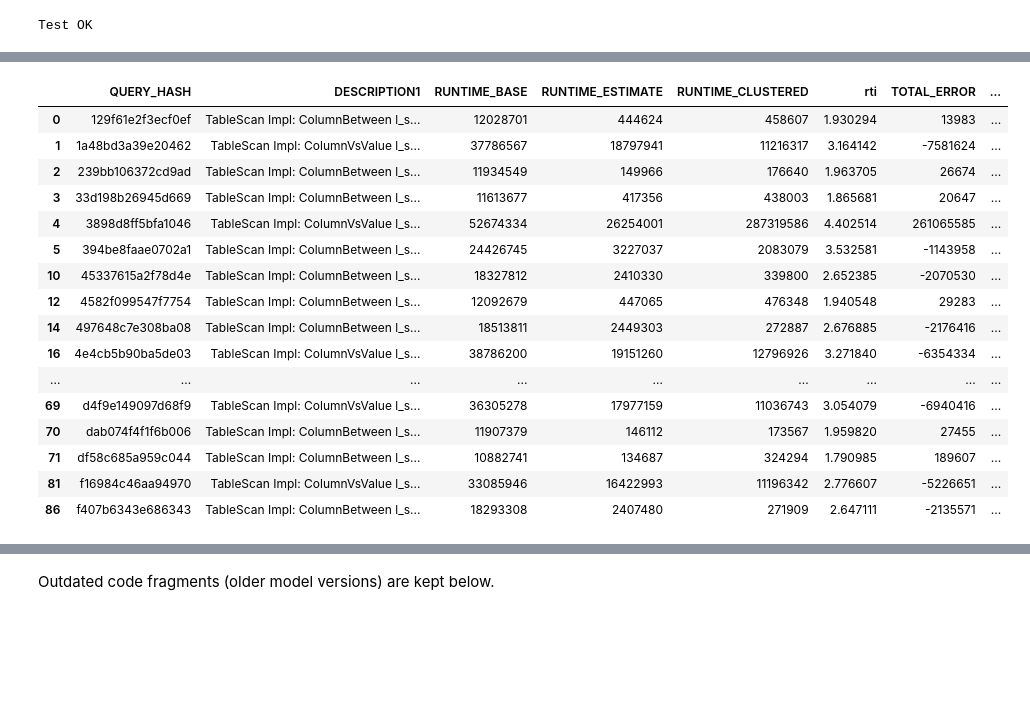
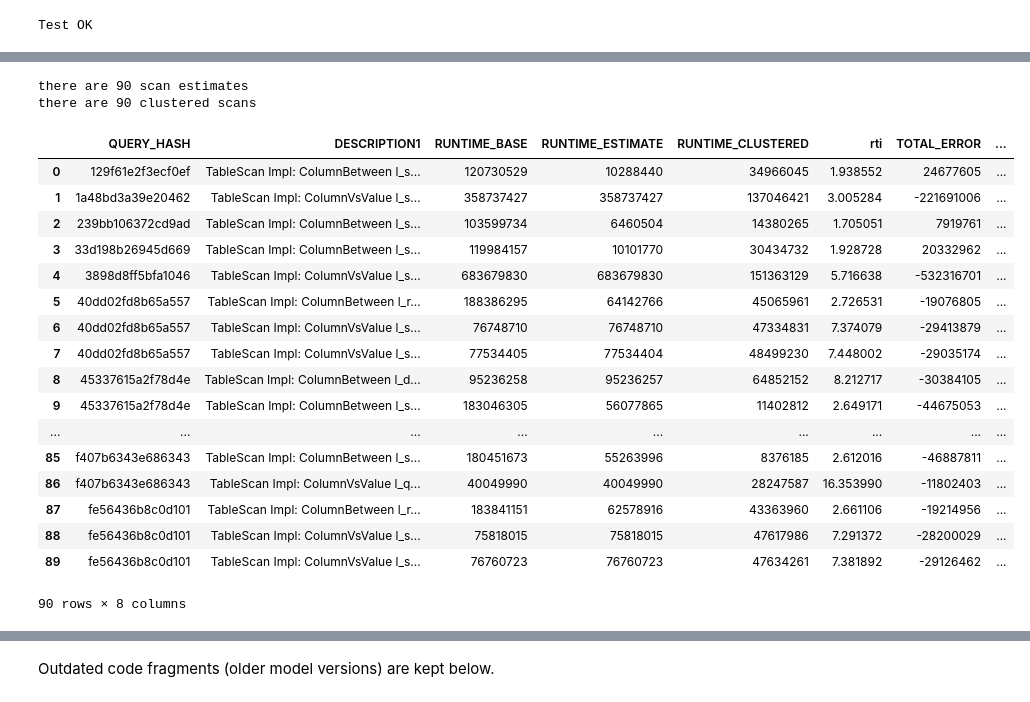
Before and after one commit to aloeser/clustering_model, a Jupyter notebook: model.ipynb, the cells around one changed output, grey strips where cells are left out. Cells and saved outputs as stored; diff of their text form; code cells hidden in the pictures; blank space fills up the shorter version.

```diff
--- a/model.ipynb
+++ b/model.ipynb
@@ -16,16 +16,18 @@ BENCHMARK = "TPCH"
 CHUNK_SIZE = 65535
 
 if BENCHMARK == "TPCH":
-    SCALE_FACTOR = 1
+    SCALE_FACTOR = 10
     RUNS = 10
-    TIME = 60
-    STATISTICS_PATH = f"~/Dokumente/repos/example_plugin/TPC-H__SF_{SCALE_FACTOR}.000000__RUNS_{RUNS}__TIME_{TIME}__ENCODING_DictionaryFSBA"
-    STATISTICS_PATH = f"~/Dokumente/repos/example_plugin/TPCH-BASE"
+    TIME = 300
+    #STATISTICS_PATH = f"~/Dokumente/repos/example_plugin/TPC-H__SF_{SCALE_FACTOR}.000000__RUNS_{RUNS}__TIME_{TIME}__ENCODING_DictionaryFSBA"
+    #STATISTICS_PATH = f"~/Dokumente/repos/example_plugin/TPCH-BASE"
+    STATISTICS_PATH = "~/Dokumente/repos/example_plugin/stats/final/tpch/sf10_r10/l_orderkey-100"
 elif BENCHMARK == "TPCDS":
-    SCALE_FACTOR = 1
+    SCALE_FACTOR = 10
     RUNS = 1
     TIME = 60
-    STATISTICS_PATH = f"~/Dokumente/repos/example_plugin/TPC-DS__SF_{SCALE_FACTOR}.000000__RUNS_{RUNS}__TIME_{TIME}"
+    #STATISTICS_PATH = f"~/Dokumente/repos/example_plugin/TPC-DS__SF_{SCALE_FACTOR}.000000__RUNS_{RUNS}__TIME_{TIME}__ENCODING_DictionaryFSBA"
+    STATISTICS_PATH = "~/Dokumente/repos/example_plugin/stats/final/tpcds/sf10-2d/nosort"
 else:
     raise Exception("Unknown benchmark: " + BENCHMARK)
 
@@ -1106,3 +1250,10 @@ class DisjointClustersModel(SingleTableMdcModel):
         #assert estimated_chunksize >= allowed_percentage * self.target_chunksize, f"chunks should not be too much smaller than target_chunksize: {estimated_chunksize} < {allowed_percentage} * {self.target_chunksize}"
 
         return cluster_counts
+# %%
+if False or BENCHMARK == "TPCH":
+    model = create_model("lineitem", 2)
+    time0 = model.estimate_total_runtime(["l_orderkey"], "l_orderkey", [100])
+    time1 = model.estimate_total_runtime(["l_orderkey", "l_shipdate"], "l_orderkey", [50, 20])
+    print(f"nosort: {time0}")
+    print(f"best  : {time1}")
@@ -1136,58 +1796,70 @@ Execution time: 0:07:04.770711
 # %%
 def eval_scans(table_name):
     m = create_model(table_name, 2)
-    m.estimate_total_runtime([CLUSTERING_COLUMN], CLUSTERING_COLUMN, [100])
+    #m.correlations = {}
+    #m.estimate_total_runtime([CLUSTERING_COLUMN], CLUSTERING_COLUMN, [100])
+    m.estimate_total_runtime(['l_shipdate', 'l_orderkey'], 'l_orderkey', [20, 50])
     assert len(m.scan_estimates[m.scan_estimates['RUNTIME_ESTIMATE'] < 0]) == 0, "not all runtimes computed"
 
-    CLUSTERED_STATISTICS_PATH = f"~/Dokumente/repos/example_plugin/TPCH-SHIPDATE-PRUNED"
+    #CLUSTERED_STATISTICS_PATH = f"~/Dokumente/repos/example_plugin/stats/final/tpch/sf10_r10/{CLUSTERING_COLUMN}-100"
+    CLUSTERED_STATISTICS_PATH = f"~/Dokumente/repos/example_plugin/stats/final/tpch/sf10_r10/l_shipdate-20_l_orderkey-50"
+    #CLUSTERED_STATISTICS_PATH = f"/home/aloeser/Dokumente/repos/example_plugin/stats/final/tpcds/sf10-2d/04-ss_sold_time_sk-100_ss_ticket_number-1"
+
     path = f"{CLUSTERED_STATISTICS_PATH}/table_scans.csv"
     clustered_scans = pd.read_csv(path, sep='|')
     clustered_scans = clustered_scans[clustered_scans['TABLE_NAME'] == table_name]
     clustered_scans = clustered_scans.sort_values(['QUERY_HASH', 'DESCRIPTION'])
+
+    print(f"there are {len(m.scan_estimates)} scan estimates")
+    print(f"there are {len(clustered_scans)} clustered scans")
 
     m.scan_estimates.sort_values(['QUERY_HASH', 'DESCRIPTION'], inplace=True)
     result = pd.DataFrame()
     result['QUERY_HASH'] = np.array(clustered_scans['QUERY_HASH'])
     result['rti'] = np.array(m.scan_estimates['time_per_input_row'])
     result['COLUMN_NAME'] = np.array(clustered_scans['COLUMN_NAME'])
     result['DESCRIPTION1'] = np.array(m.scan_estimates['DESCRIPTION'])
     result['DESCRIPTION2'] = np.array(clustered_scans['DESCRIPTION'])
     result['QUERY_HASH1'] = np.array(m.scan_estimates['QUERY_HASH'])
     result['QUERY_HASH2'] = np.array(clustered_scans['QUERY_HASH'])
     result['RUNTIME_BASE'] = np.array(m.scan_estimates['RUNTIME_NS'])
     result['RUNTIME_ESTIMATE'] = np.array(m.scan_estimates.apply(lambda row: row['RUNTIME_ESTIMATE'] / m.query_frequency(row['QUERY_HASH']), axis=1), dtype=np.int64)
     result['RUNTIME_CLUSTERED'] = np.array(clustered_scans['RUNTIME_NS'])
 
     # make sure we match all operators
     matches = result.apply(lambda row: row['DESCRIPTION1'] == row['DESCRIPTION2'] and row['QUERY_HASH1'] == row['QUERY_HASH2'], axis=1)
     assert matches.all(), "not all rows match"
 
     result['TOTAL_ERROR'] = result['RUNTIME_CLUSTERED'] - result['RUNTIME_ESTIMATE']
     result['RELATIVE_ERROR'] = result['RUNTIME_CLUSTERED'] / result['RUNTIME_ESTIMATE']
 
     return result
 
-CLUSTERING_COLUMN = "l_shipdate"
+CLUSTERING_COLUMN = "bla"
 results = eval_scans("lineitem")
-results = results[CLUSTERING_COLUMN == results['COLUMN_NAME']]
+#results = results[CLUSTERING_COLUMN == results['COLUMN_NAME']]
 #results = results["l_quantity" == results['COLUMN_NAME']]
-#results = results[results['COLUMN_NAME'] != 'l_receiptdate']
+#results = results[results['COLUMN_NAME'] == 'l_receiptdate']
+#results = results[results['RELATIVE_ERROR'] != 1.0]
 results[['QUERY_HASH', 'DESCRIPTION1', 'RUNTIME_BASE', 'RUNTIME_ESTIMATE', 'RUNTIME_CLUSTERED', 'rti', 'TOTAL_ERROR', 'RELATIVE_ERROR']]
 # %% [output]
+there are 90 scan estimates
+there are 90 clustered scans
 |  | QUERY_HASH | DESCRIPTION1 | RUNTIME_BASE | RUNTIME_ESTIMATE | RUNTIME_CLUSTERED | rti | TOTAL_ERROR | ... |
-| 0 | 129f61e2f3ecf0ef | TableScan Impl: ColumnBetween l_s... | 12028701 | 444624 | 458607 | 1.930294 | 13983 | ... |
-| 1 | 1a48bd3a39e20462 | TableScan Impl: ColumnVsValue l_s... | 37786567 | 18797941 | 11216317 | 3.164142 | -7581624 | ... |
-| 2 | 239bb106372cd9ad | TableScan Impl: ColumnBetween l_s... | 11934549 | 149966 | 176640 | 1.963705 | 26674 | ... |
-| 3 | 33d198b26945d669 | TableScan Impl: ColumnBetween l_s... | 11613677 | 417356 | 438003 | 1.865681 | 20647 | ... |
-| 4 | 3898d8ff5bfa1046 | TableScan Impl: ColumnVsValue l_s... | 52674334 | 26254001 | 287319586 | 4.402514 | 261065585 | ... |
-| 5 | 394be8faae0702a1 | TableScan Impl: ColumnBetween l_s... | 24426745 | 3227037 | 2083079 | 3.532581 | -1143958 | ... |
-| 10 | 45337615a2f78d4e | TableScan Impl: ColumnBetween l_s... | 18327812 | 2410330 | 339800 | 2.652385 | -2070530 | ... |
-| 12 | 4582f099547f7754 | TableScan Impl: ColumnBetween l_s... | 12092679 | 447065 | 476348 | 1.940548 | 29283 | ... |
-| 14 | 497648c7e308ba08 | TableScan Impl: ColumnBetween l_s... | 18513811 | 2449303 | 272887 | 2.676885 | -2176416 | ... |
-| 16 | 4e4cb5b90ba5de03 | TableScan Impl: ColumnVsValue l_s... | 38786200 | 19151260 | 12796926 | 3.271840 | -6354334 | ... |
+| 0 | 129f61e2f3ecf0ef | TableScan Impl: ColumnBetween l_s... | 120730529 | 10288440 | 34966045 | 1.938552 | 24677605 | ... |
+| 1 | 1a48bd3a39e20462 | TableScan Impl: ColumnVsValue l_s... | 358737427 | 358737427 | 137046421 | 3.005284 | -221691006 | ... |
+| 2 | 239bb106372cd9ad | TableScan Impl: ColumnBetween l_s... | 103599734 | 6460504 | 14380265 | 1.705051 | 7919761 | ... |
+| 3 | 33d198b26945d669 | TableScan Impl: ColumnBetween l_s... | 119984157 | 10101770 | 30434732 | 1.928728 | 20332962 | ... |
+| 4 | 3898d8ff5bfa1046 | TableScan Impl: ColumnVsValue l_s... | 683679830 | 683679830 | 151363129 | 5.716638 | -532316701 | ... |
+| 5 | 40dd02fd8b65a557 | TableScan Impl: ColumnBetween l_r... | 188386295 | 64142766 | 45065961 | 2.726531 | -19076805 | ... |
+| 6 | 40dd02fd8b65a557 | TableScan Impl: ColumnVsValue l_s... | 76748710 | 76748710 | 47334831 | 7.374079 | -29413879 | ... |
+| 7 | 40dd02fd8b65a557 | TableScan Impl: ColumnVsValue l_s... | 77534405 | 77534404 | 48499230 | 7.448002 | -29035174 | ... |
+| 8 | 45337615a2f78d4e | TableScan Impl: ColumnBetween l_d... | 95236258 | 95236257 | 64852152 | 8.212717 | -30384105 | ... |
+| 9 | 45337615a2f78d4e | TableScan Impl: ColumnBetween l_s... | 183046305 | 56077865 | 11402812 | 2.649171 | -44675053 | ... |
 | ... | ... | ... | ... | ... | ... | ... | ... | ... |
-| 69 | d4f9e149097d68f9 | TableScan Impl: ColumnVsValue l_s... | 36305278 | 17977159 | 11036743 | 3.054079 | -6940416 | ... |
-| 70 | dab074f4f1f6b006 | TableScan Impl: ColumnBetween l_s... | 11907379 | 146112 | 173567 | 1.959820 | 27455 | ... |
-| 71 | df58c685a959c044 | TableScan Impl: ColumnBetween l_s... | 10882741 | 134687 | 324294 | 1.790985 | 189607 | ... |
-| 81 | f16984c46aa94970 | TableScan Impl: ColumnVsValue l_s... | 33085946 | 16422993 | 11196342 | 2.776607 | -5226651 | ... |
-| 86 | f407b6343e686343 | TableScan Impl: ColumnBetween l_s... | 18293308 | 2407480 | 271909 | 2.647111 | -2135571 | ... |
+| 85 | f407b6343e686343 | TableScan Impl: ColumnBetween l_s... | 180451673 | 55263996 | 8376185 | 2.612016 | -46887811 | ... |
+| 86 | f407b6343e686343 | TableScan Impl: ColumnVsValue l_q... | 40049990 | 40049990 | 28247587 | 16.353990 | -11802403 | ... |
+| 87 | fe56436b8c0d101 | TableScan Impl: ColumnBetween l_r... | 183841151 | 62578916 | 43363960 | 2.661106 | -19214956 | ... |
+| 88 | fe56436b8c0d101 | TableScan Impl: ColumnVsValue l_s... | 75818015 | 75818015 | 47617986 | 7.291372 | -28200029 | ... |
+| 89 | fe56436b8c0d101 | TableScan Impl: ColumnVsValue l_s... | 76760723 | 76760723 | 47634261 | 7.381892 | -29126462 | ... |
+90 rows × 8 columns
```
Also changed, not shown: parts of 26 cells of this notebook.
